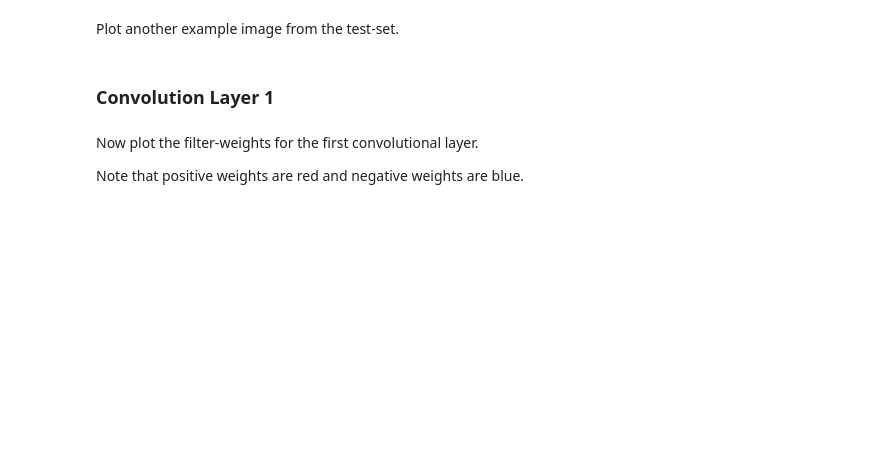
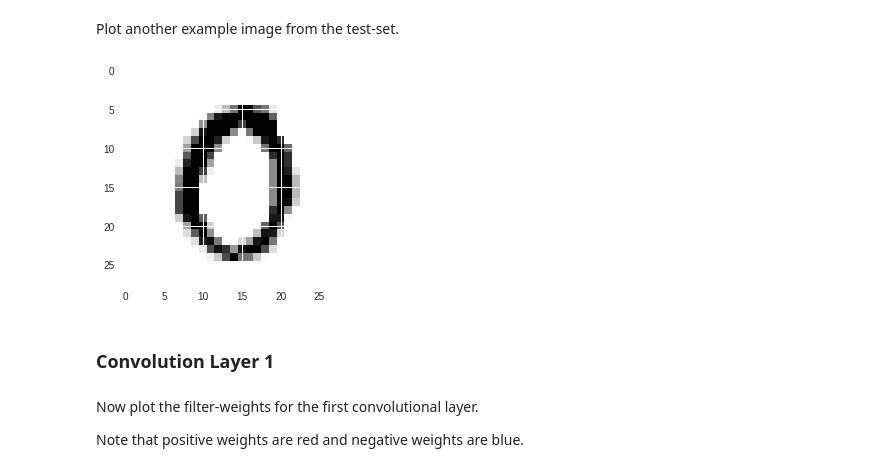
Before and after one commit to wskok2/AI-and-ML, a Jupyter notebook: 02_Convolutional_Neural_Network.ipynb, the cells around one changed output. Drawn from its saved outputs; the diff is of its cells as text; code cells hidden in the pictures; blank space fills up the shorter version.

```diff
--- a/02_Convolutional_Neural_Network.ipynb
+++ b/02_Convolutional_Neural_Network.ipynb
@@ -853,8 +947,10 @@ plot_image(image1)
 # %% [markdown]
 Plot another example image from the test-set.
 # %%
-image2 = data.x_test[13]
+image2 = data.test.images[13]
 plot_image(image2)
+# %% [output]
+[figure, added]
 # %% [markdown]
 ### Convolution Layer 1
 # %% [markdown]
```
Also changed, not shown: parts of 40 cells of this notebook.
